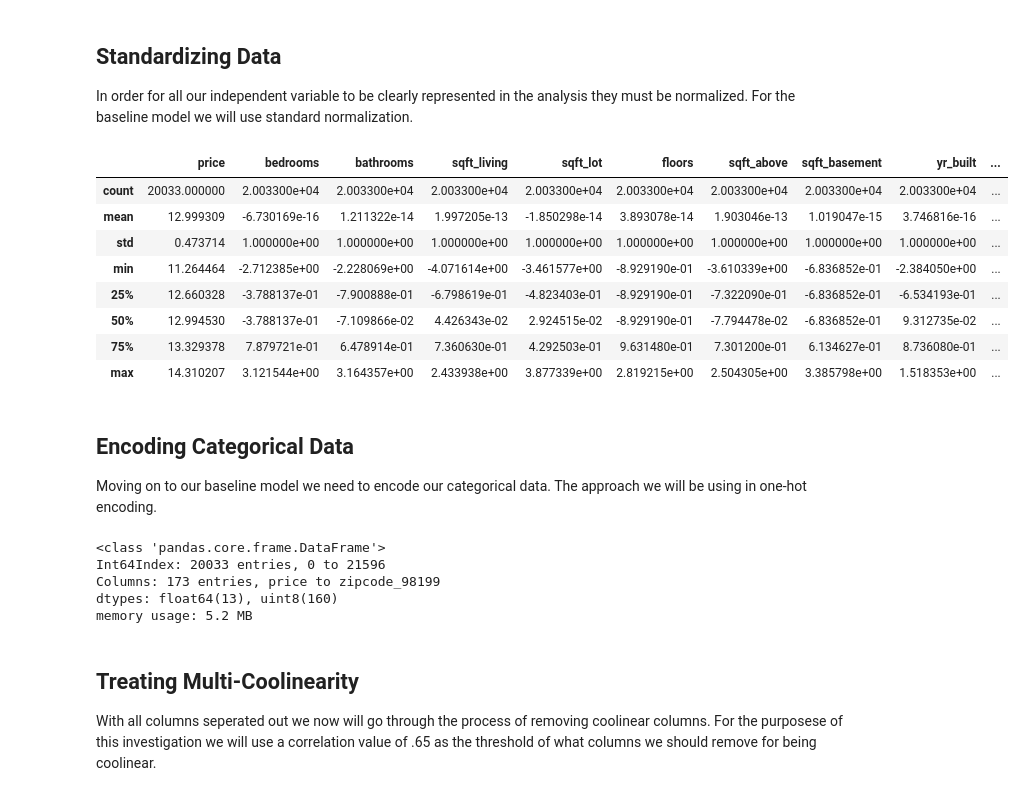
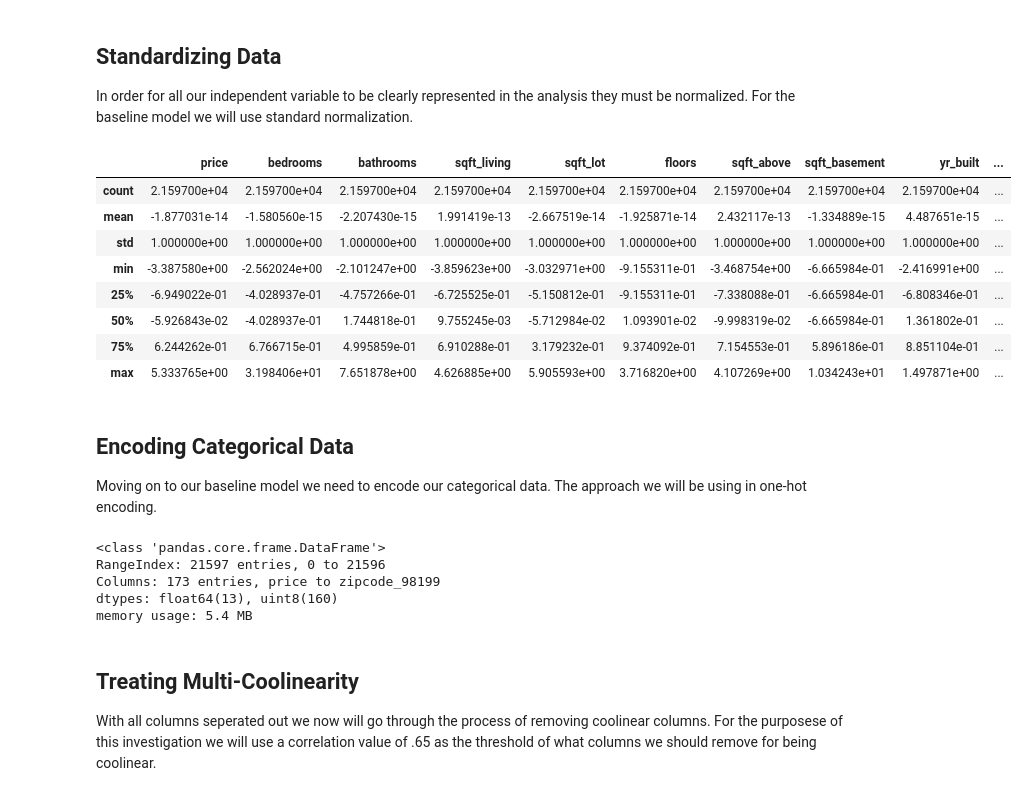
Before and after one commit to minthammock/dsc-mod-2-project-v2-1-onl01-dtsc-pt-041320, a Jupyter notebook: student.ipynb, the cells around one changed output. Saved outputs shown, nothing was run; the diff lists cells and outputs as text; code cells hidden in the pictures.

```diff
--- a/student.ipynb
+++ b/student.ipynb
@@ -489,5 +489,5 @@ def dropNumericOutliers(df, throwAwayThreshold = .05): # replace with number? Do
 
     return df.drop(index = outlierIndicies)
 # %%
-dfPreprocessed = dropNumericOutliers(dfPreprocessed)
+dfPreprocessed = scripts.dropNumericOutliers(dfPreprocessed)
 # %% [output]
@@ -573,21 +579,21 @@ Alas, according to a rigorous test for normality, all numerical columns fail. Wh
 
 In order for all our independent variable to be clearly represented in the analysis they must be normalized. For the baseline model we will use standard normalization.
 # %%
-for x in dfNumeric.drop(columns = 'price').columns:
+for x in dfNumeric.columns:
     mean = dfNumeric[x].mean()
     std = dfNumeric[x].std()
     dfNumeric[x] = dfNumeric[x].apply(lambda x: (x - mean)/std)
 dfNumeric.describe()
 # %% [output]
 |  | price | bedrooms | bathrooms | sqft_living | sqft_lot | floors | sqft_above | sqft_basement | yr_built | ... |
-| count | 20033.000000 | 2.003300e+04 | 2.003300e+04 | 2.003300e+04 | 2.003300e+04 | 2.003300e+04 | 2.003300e+04 | 2.003300e+04 | 2.003300e+04 | ... |
-| mean | 12.999309 | -6.730169e-16 | 1.211322e-14 | 1.997205e-13 | -1.850298e-14 | 3.893078e-14 | 1.903046e-13 | 1.019047e-15 | 3.746816e-16 | ... |
-| std | 0.473714 | 1.000000e+00 | 1.000000e+00 | 1.000000e+00 | 1.000000e+00 | 1.000000e+00 | 1.000000e+00 | 1.000000e+00 | 1.000000e+00 | ... |
-| min | 11.264464 | -2.712385e+00 | -2.228069e+00 | -4.071614e+00 | -3.461577e+00 | -8.929190e-01 | -3.610339e+00 | -6.836852e-01 | -2.384050e+00 | ... |
-| 25% | 12.660328 | -3.788137e-01 | -7.900888e-01 | -6.798619e-01 | -4.823403e-01 | -8.929190e-01 | -7.322090e-01 | -6.836852e-01 | -6.534193e-01 | ... |
-| 50% | 12.994530 | -3.788137e-01 | -7.109866e-02 | 4.426343e-02 | 2.924515e-02 | -8.929190e-01 | -7.794478e-02 | -6.836852e-01 | 9.312735e-02 | ... |
-| 75% | 13.329378 | 7.879721e-01 | 6.478914e-01 | 7.360630e-01 | 4.292503e-01 | 9.631480e-01 | 7.301200e-01 | 6.134627e-01 | 8.736080e-01 | ... |
-| max | 14.310207 | 3.121544e+00 | 3.164357e+00 | 2.433938e+00 | 3.877339e+00 | 2.819215e+00 | 2.504305e+00 | 3.385798e+00 | 1.518353e+00 | ... |
+| count | 2.159700e+04 | 2.159700e+04 | 2.159700e+04 | 2.159700e+04 | 2.159700e+04 | 2.159700e+04 | 2.159700e+04 | 2.159700e+04 | 2.159700e+04 | ... |
+| mean | -1.877031e-14 | -1.580560e-15 | -2.207430e-15 | 1.991419e-13 | -2.667519e-14 | -1.925871e-14 | 2.432117e-13 | -1.334889e-15 | 4.487651e-15 | ... |
+| std | 1.000000e+00 | 1.000000e+00 | 1.000000e+00 | 1.000000e+00 | 1.000000e+00 | 1.000000e+00 | 1.000000e+00 | 1.000000e+00 | 1.000000e+00 | ... |
+| min | -3.387580e+00 | -2.562024e+00 | -2.101247e+00 | -3.859623e+00 | -3.032971e+00 | -9.155311e-01 | -3.468754e+00 | -6.665984e-01 | -2.416991e+00 | ... |
+| 25% | -6.949022e-01 | -4.028937e-01 | -4.757266e-01 | -6.725525e-01 | -5.150812e-01 | -9.155311e-01 | -7.338088e-01 | -6.665984e-01 | -6.808346e-01 | ... |
+| 50% | -5.926843e-02 | -4.028937e-01 | 1.744818e-01 | 9.755245e-03 | -5.712984e-02 | 1.093901e-02 | -9.998319e-02 | -6.665984e-01 | 1.361802e-01 | ... |
+| 75% | 6.244262e-01 | 6.766715e-01 | 4.995859e-01 | 6.910288e-01 | 3.179232e-01 | 9.374092e-01 | 7.154553e-01 | 5.896186e-01 | 8.851104e-01 | ... |
+| max | 5.333765e+00 | 3.198406e+01 | 7.651878e+00 | 4.626885e+00 | 5.905593e+00 | 3.716820e+00 | 4.107269e+00 | 1.034243e+01 | 1.497871e+00 | ... |
 # %% [markdown]
 ## Encoding Categorical Data
 
@@ -599,10 +605,10 @@ dfFinal = pd.concat([dfNumeric,encodedCatCols], axis = 1)
 dfFinal.info()
 # %% [output]
 <class 'pandas.core.frame.DataFrame'>
-Int64Index: 20033 entries, 0 to 21596
+RangeIndex: 21597 entries, 0 to 21596
 Columns: 173 entries, price to zipcode_98199
 dtypes: float64(13), uint8(160)
-memory usage: 5.2 MB
+memory usage: 5.4 MB
 # %% [markdown]
 ## Treating Multi-Coolinearity
 
```
Also changed, not shown: parts of 18 cells of this notebook, 1 other file.
